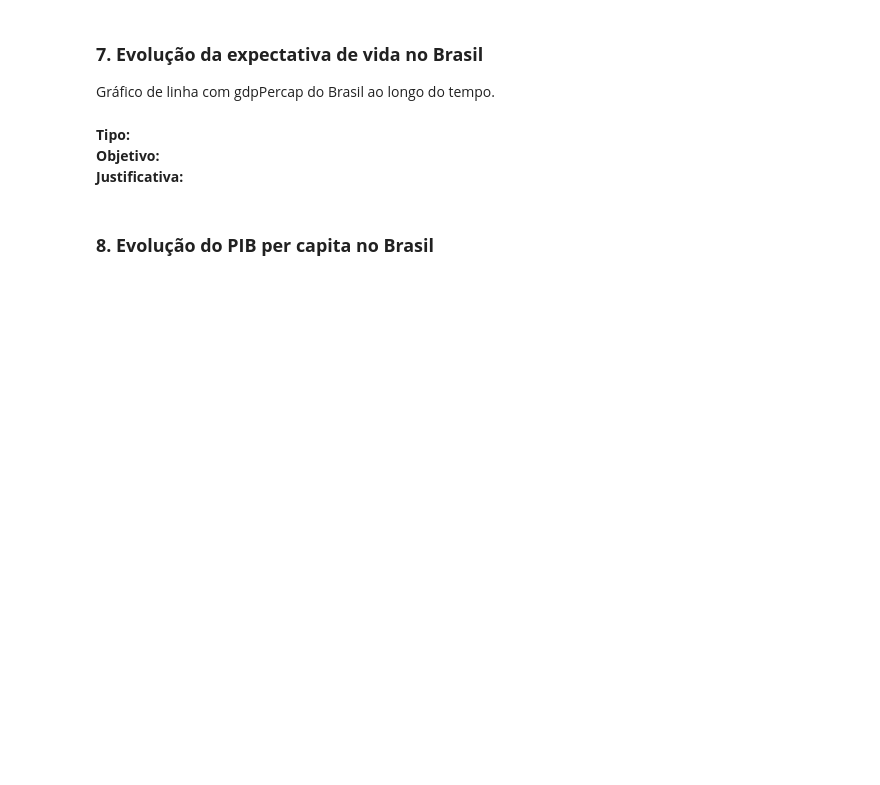
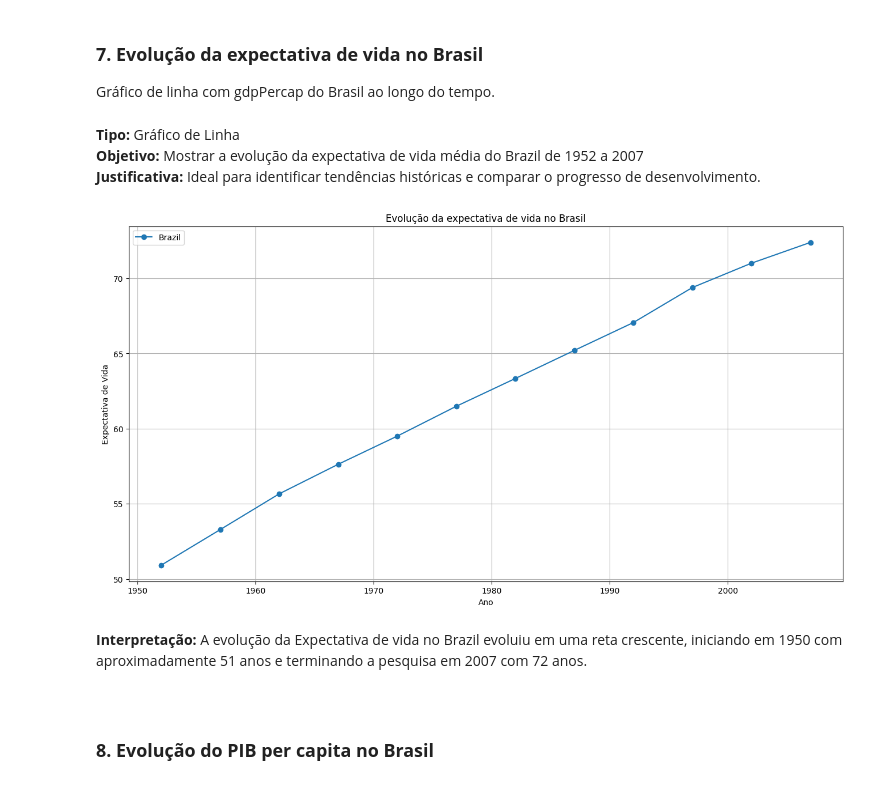
Before and after one commit to tuerepinto/analise-desenvolvimento-humano-economico-global, a Jupyter notebook: notebooks/Análise do Desenvolvimento Humano e Econômico Global com Base no Dataset Gapminder.ipynb, the cells around one changed output. Saved outputs shown, nothing was run; the diff lists cells and outputs as text; code cells hidden in the pictures; blank space fills up the shorter version.

Commit message:
Subindo grafico do PIB e ExpVida Brazil

```diff
--- a/notebooks/Análise do Desenvolvimento Humano e Econômico Global com Base no Dataset Gapminder.ipynb
+++ b/notebooks/Análise do Desenvolvimento Humano e Econômico Global com Base no Dataset Gapminder.ipynb
@@ -554,9 +554,26 @@ fig.show()
 
 Gráfico de linha com gdpPercap do Brasil ao longo do tempo.
 # %% [markdown]
-<b>Tipo:</b><br>
-<b>Objetivo:</b><br>
-<b>Justificativa:</b><br>
+<b>Tipo:</b> Gráfico de Linha <br>
+<b>Objetivo:</b> Mostrar a evolução da expectativa de vida média do Brazil de 1952 a 2007<br>
+<b>Justificativa:</b> Ideal para identificar tendências históricas e comparar o progresso de desenvolvimento.<br>
+# %%
+dfExpBrazil = df.query("country == 'Brazil'")
+group = dfExpBrazil.groupby(['year', 'country'])['lifeExp'].mean().unstack()
+
+plot_line_chart(group=group,
+                title = "Evolução da expectativa de vida no Brasil",
+                xLabel = "Ano",
+                yLabel = "Expectativa de Vida",
+                showGrid = True,
+                marker='o',
+                xSize=16,
+                ySize=8
+                )
+# %% [output]
+[figure, added]
+# %% [markdown]
+<b>Interpretação: </b> A evolução da Expectativa de vida no Brazil evoluiu em uma reta crescente, iniciando em 1950 com aproximadamente 51 anos e terminando a pesquisa em 2007 com 72 anos.<br><br>
 # %% [markdown]
 
 <h3><b>8. Evolução do PIB per capita no Brasil</b></h3>
```
Also changed, not shown: parts of 3 cells of this notebook.
